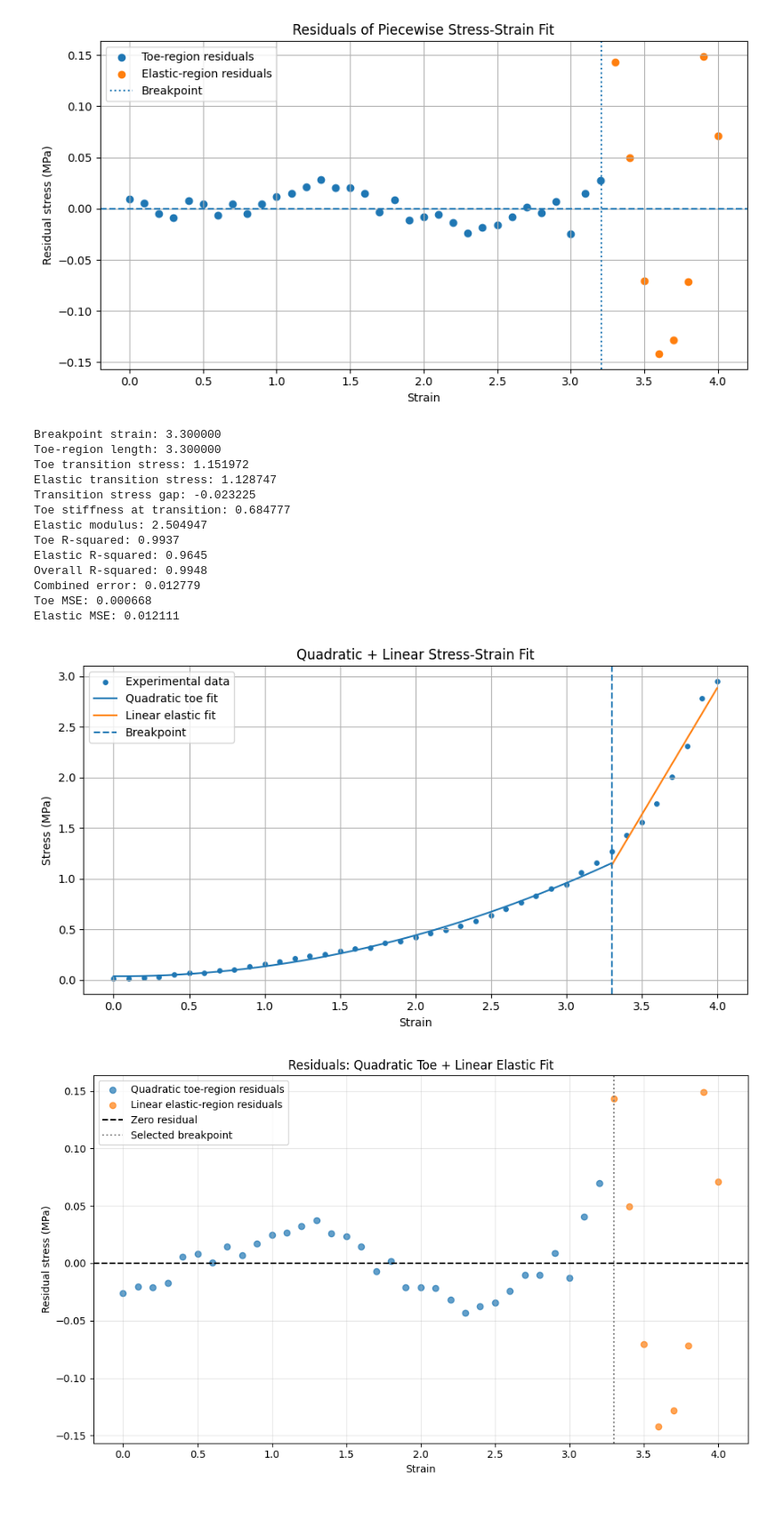
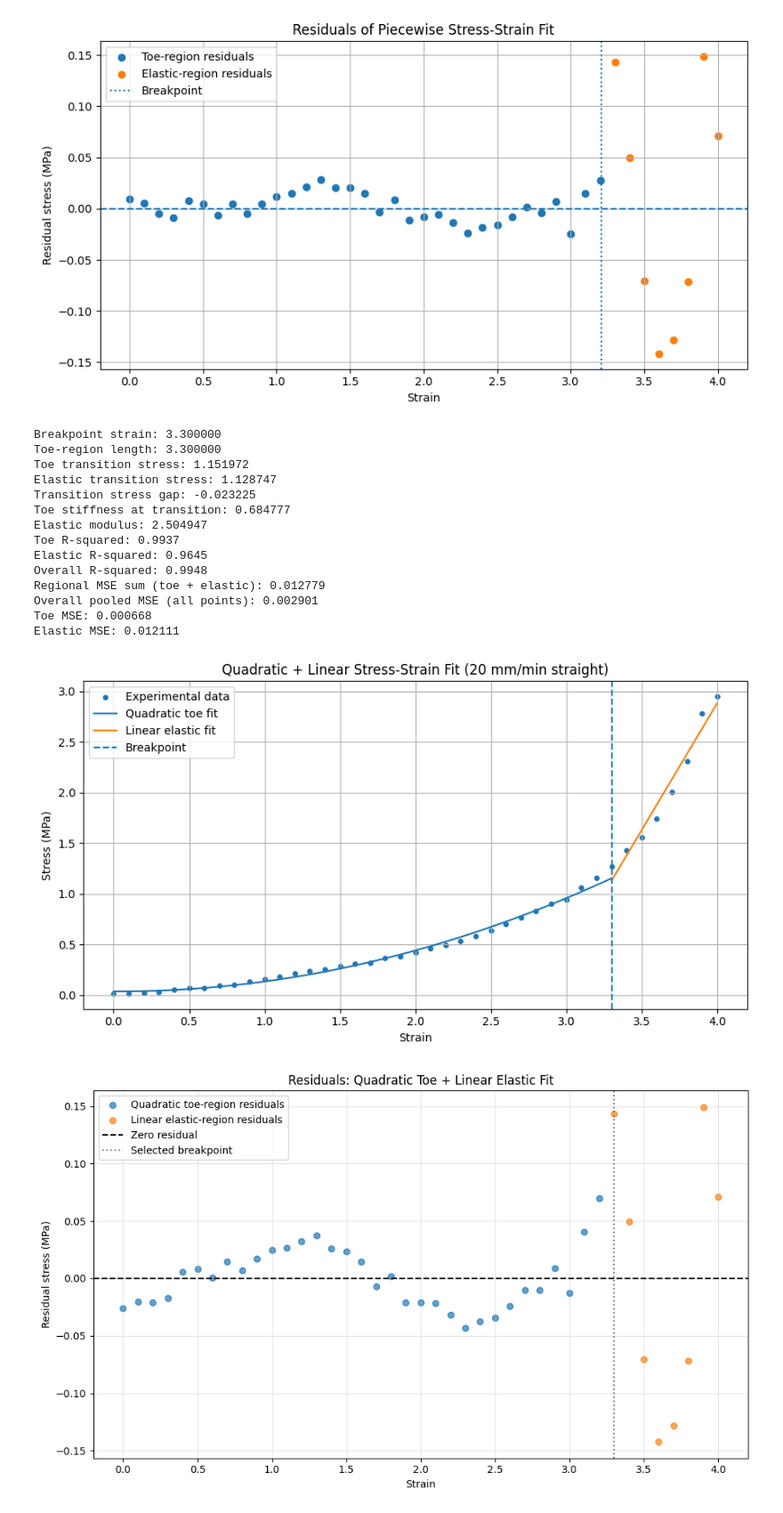
Before and after one commit to ifplutoknew/Python, a Jupyter notebook: Hair research data/Dry curly hair_2mm.ipynb, the cells around one changed output. Shown at 89% size. Cells and saved outputs as stored; diff of their text form; code cells hidden in the pictures.

```diff
--- a/Hair research data/Dry curly hair_2mm.ipynb
+++ b/Hair research data/Dry curly hair_2mm.ipynb
@@ -109,7 +109,7 @@ def exponential(x, A, B):
 # 3. Set minimum number of points
 # ==========================================
 
-MIN_POINTS_TOE = 18
+MIN_POINTS_TOE = 16
 MIN_POINTS_ELASTIC = 8
 
 # 4. Define possible breakpoints
@@ -510,6 +510,7 @@ all_stress = np.concatenate([toe_stress, elastic_stress])
 all_predicted = np.concatenate([predicted_toe, predicted_elastic])
 
 overall_metrics = calculate_metrics(all_stress, all_predicted)
+regional_mse_sum = toe_metrics["MSE"] + elastic_metrics["MSE"]
 
 # ------------------------------------------
 # 8. Print results
@@ -531,6 +532,8 @@ print(f"{toe_stiffness_transition:.6f} stress units per strain unit")
 print("\nElastic modulus:")
 print(f"{elastic_modulus:.6f} stress units per strain unit")
 
+print(f"\nRegional MSE sum (toe + elastic): {regional_mse_sum:.6f}")
+
 for name, metrics in [
     ("TOE REGION", toe_metrics),
     ("ELASTIC REGION", elastic_metrics),
@@ -540,7 +543,8 @@ for name, metrics in [
     print(f"Pearson r: {metrics['r']:.5f}")
     print(f"R-squared: {metrics['R_squared']:.5f}")
     print(f"SSE:       {metrics['SSE']:.6f}")
-    print(f"MSE:       {metrics['MSE']:.6f}")
+    mse_label = "Overall pooled MSE" if name == "OVERALL" else "MSE"
+    print(f"{mse_label}: {metrics['MSE']:.6f}")
     print(f"RMSE:      {metrics['RMSE']:.6f}")
 # %% [output]
 ===== HAIR FIBRE ANALYSIS =====
@@ -600,7 +604,7 @@ def quadratic(x, a, b, c):
 def linear(x, E, d):
     return E * x + d
 
-min_points_toe =18
+min_points_toe =16  #toe region
 min_points_elastic = 8
 results = []
 
@@ -630,8 +634,13 @@ for i in range(min_points_toe, len(strain) - min_points_elastic + 1):
     toe_mse = np.mean((toe_y - toe_pred)**2)
     elastic_mse = np.mean((elastic_y - elastic_pred)**2)
 
-    # Combined raw error
-    total_mse = toe_mse + elastic_mse
+    # Sum of regional MSEs scores each region equally
+    regional_mse_sum = toe_mse + elastic_mse
+    all_squared_errors = np.concatenate((
+        (toe_y - toe_pred)**2,
+        (elastic_y - elastic_pred)**2
+    ))
+    overall_pooled_mse = np.mean(all_squared_errors)
 
     results.append({
         "breakpoint": breakpoint,
@@ -640,7 +649,8 @@ for i in range(min_points_toe, len(strain) - min_points_elastic + 1):
         "E": E, "d": d,
         "toe_mse": toe_mse,
         "elastic_mse": elastic_mse,
-        "total_mse": total_mse
+        "regional_mse_sum": regional_mse_sum,
+        "overall_pooled_mse": overall_pooled_mse
     })
 
 
@@ -651,7 +661,7 @@ if results_df.empty:
     raise ValueError("No valid breakpoint was found.")
 
 best_result = results_df.loc[
-    results_df["total_mse"].idxmin()
+    results_df["regional_mse_sum"].idxmin()
 ]
 
 # Extract the best fit
@@ -697,7 +707,8 @@ print(f"Elastic modulus: {elastic_modulus:.6f}")
 print(f"Toe R-squared: {toe_r2:.4f}")
 print(f"Elastic R-squared: {elastic_r2:.4f}")
 print(f"Overall R-squared: {overall_r2:.4f}")
-print(f"Combined error: {best_result['total_mse']:.6f}")
+print(f"Regional MSE sum (toe + elastic): {best_result['regional_mse_sum']:.6f}")
+print(f"Overall pooled MSE (all points): {best_result['overall_pooled_mse']:.6f}")
 
 toe_mse = float(best_result["toe_mse"])
 elastic_mse = float(best_result["elastic_mse"])
@@ -710,36 +721,37 @@ plt.figure(figsize=(9, 5))
 plt.scatter(strain, stress, s=15, label="Experimental data")
 
 x_toe = np.linspace(toe_x.min(), breakpoint, 150)
 x_elastic = np.linspace(breakpoint, elastic_x.max(), 150)
 
 plt.plot(x_toe, quadratic(x_toe, a, b, c),
          label="Quadratic toe fit")
 plt.plot(x_elastic, linear(x_elastic, E, d),
          label="Linear elastic fit")
 plt.axvline(breakpoint, linestyle="--", label="Breakpoint")
 
 plt.xlabel("Strain")
 plt.ylabel("Stress (MPa)")
-plt.title("Quadratic + Linear Stress-Strain Fit")
+plt.title("Quadratic + Linear Stress-Strain Fit (20 mm/min straight)")
 plt.legend()
 plt.grid(True)
 plt.tight_layout()
 plt.show()
 # %% [output]
 Breakpoint strain: 3.300000
 Toe-region length: 3.300000
 Toe transition stress: 1.151972
 Elastic transition stress: 1.128747
 Transition stress gap: -0.023225
 Toe stiffness at transition: 0.684777
 Elastic modulus: 2.504947
 Toe R-squared: 0.9937
 Elastic R-squared: 0.9645
 Overall R-squared: 0.9948
-Combined error: 0.012779
+Regional MSE sum (toe + elastic): 0.012779
+Overall pooled MSE (all points): 0.002901
 Toe MSE: 0.000668
 Elastic MSE: 0.012111
-[figure, old version]
+[figure, new version]
 # %%
 # Residual plot: Quadratic + Linear Fit
 # ------------------------------------------
```
Also changed, not shown: parts of 1 cell of this notebook, 5 other files.
